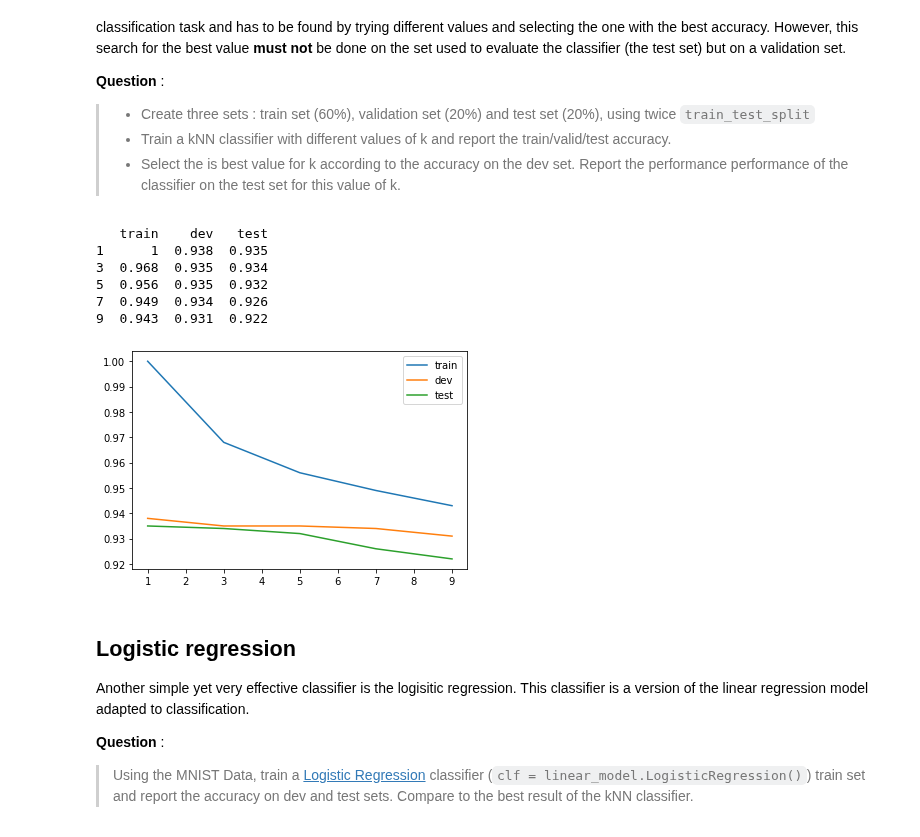
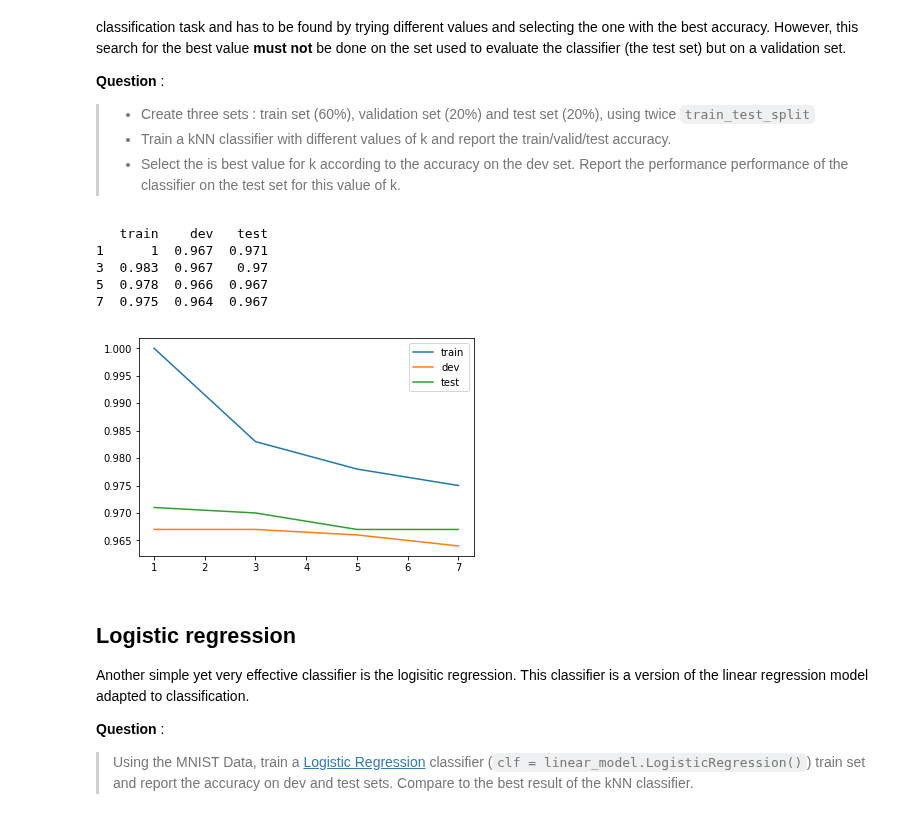
Before and after one commit to kermorvant/ml, a Jupyter notebook: notebooks/MNIST_all_stars.ipynb, the cells around one changed output. Saved outputs shown, nothing was run; the diff lists cells and outputs as text; code cells hidden in the pictures.

```diff
--- a/notebooks/MNIST_all_stars.ipynb
+++ b/notebooks/MNIST_all_stars.ipynb
@@ -30,7 +30,7 @@ The first step is to extract features from the images to convert the image into
 
 The features for all the images is read from the file `MNIST_all_features.csv`. The features are stored in a matrix `X` and the target class in a vector `y`.
 # %%
-READ_N_SAMPLES = 10000
+READ_N_SAMPLES = 60000
 IMG_SIZE = 16
 all_df = pd.read_csv("../data/MNIST_all_features16.csv.gz" ,nrows=READ_N_SAMPLES)
 
@@ -152,40 +152,39 @@ from IPython.display import clear_output
 # Create Train/dev/test sets
 # YOUR CODE HERE
 # Create validation set so that train = 60% , validation = 20% and test =  20%
 X_train_dev, X_test, y_train_dev, y_test = train_test_split(X, y, test_size=0.2)
 X_train, X_dev, y_train, y_dev = train_test_split(X_train_dev, y_train_dev, test_size=0.25)
 
 
 #  list of k values to test
-k_values = [1,3,5,7,9] # YOUR CODE HERE
+k_values = [1,3,5,7] # YOUR CODE HERE
 
 # store the score in a dataframe
 df_scores = pd.DataFrame(columns=['train','dev','test'],index=k_values)
 
 # iterate on différent values of k
 for k in k_values:
     print("k={}".format(k))
 
     # create a kNN classifier with a given k
     clf = neighbors.KNeighborsClassifier(k,n_jobs=-1) # YOUR CODE HERE
 
     # Train the classifier on training set
     clf.fit(X_train,y_train) # YOUR CODE HERE
 
     # Compute the classification score on the different sets
     for _name,_X,_y in [('train',X_train,y_train),('dev',X_dev,y_dev),('test',X_test,y_test)]:
         df_scores.at[k,_name] = float("{:.3f}".format(clf.score(_X,_y)))
         clear_output(wait=True)
         print(df_scores)
 _g = df_scores.plot()
 # %% [output]
    train    dev   test
-1      1  0.938  0.935
-3  0.968  0.935  0.934
-5  0.956  0.935  0.932
-7  0.949  0.934  0.926
-9  0.943  0.931  0.922
+1      1  0.967  0.971
+3  0.983  0.967   0.97
+5  0.978  0.966  0.967
+7  0.975  0.964  0.967
-[figure, old version]
+[figure, new version]
 # %% [markdown]
 ## Logistic regression
 
```
Also changed, not shown: parts of 13 cells of this notebook, 9 other files.
